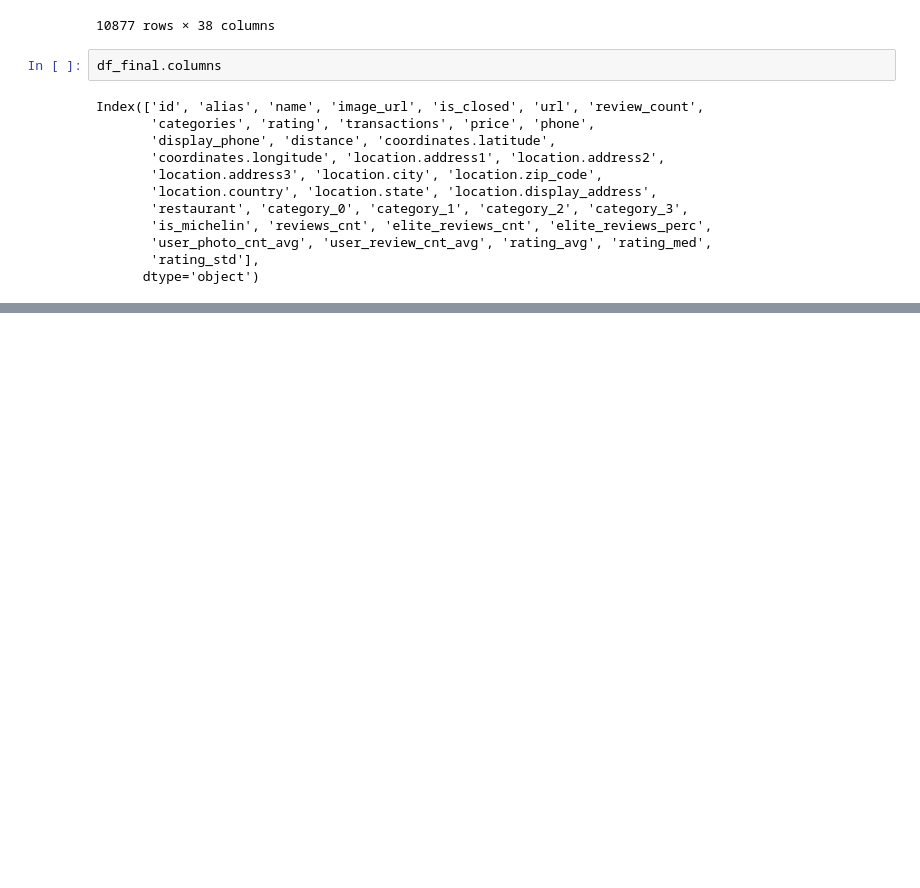
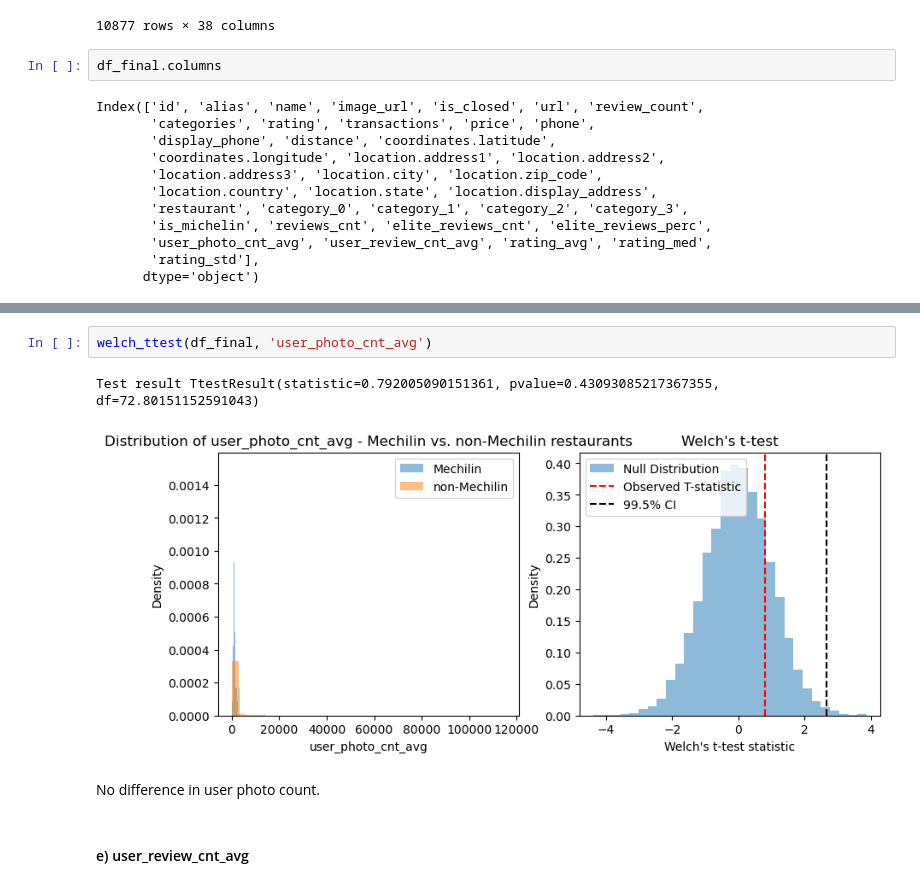
Before and after one commit to mabdullah-nyu/DSGA-1007-Project, a Jupyter notebook: data cleaning&EDA.ipynb, the cells around one changed output, grey strips where cells are left out. Saved outputs shown, nothing was run; the diff lists cells and outputs as text; blank space fills up the shorter version.

```diff
--- a/data cleaning&EDA.ipynb
+++ b/data cleaning&EDA.ipynb
@@ -223,0 +301,9 @@ nyc_map
+# %%
+welch_ttest(df_final, 'user_photo_cnt_avg')
+# %% [output]
+Test result TtestResult(statistic=0.792005090151361, pvalue=0.43093085217367355, df=72.80151152591043)
+[figure, added]
+# %% [markdown]
+No difference in user photo count.
+# %% [markdown]
+#### e) user_review_cnt_avg
```
Also changed, not shown: parts of 51 cells of this notebook.
